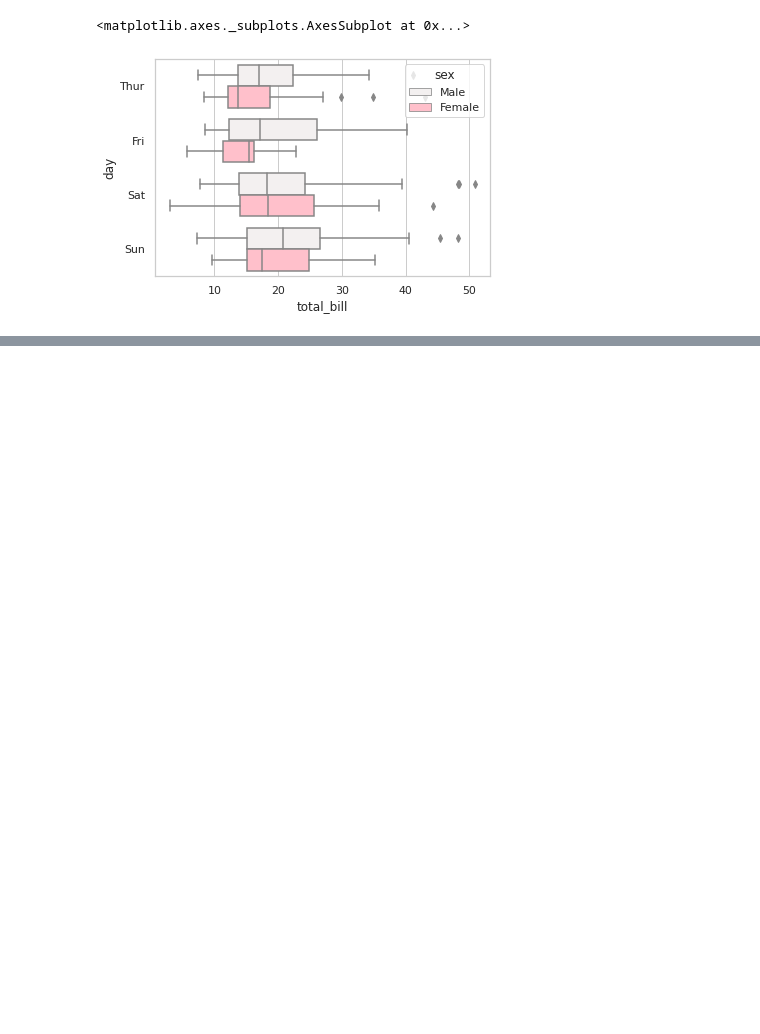
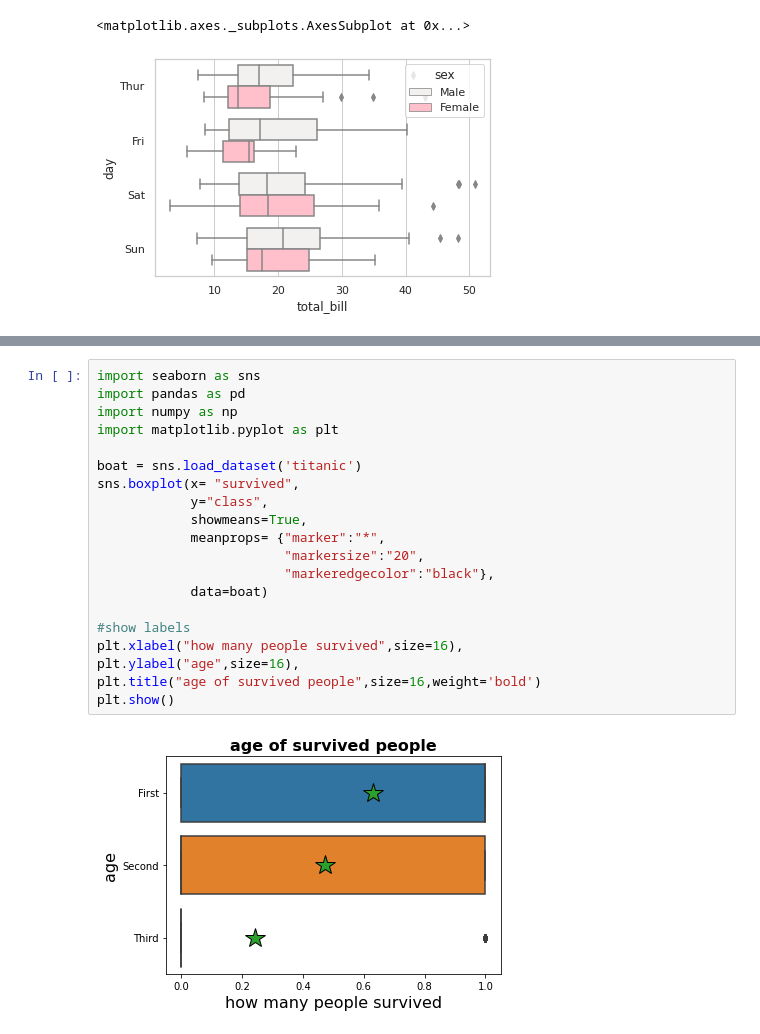
Before and after one commit to Shanzacodes/Data_Science_for_Beginners, a Jupyter notebook: Boxplots.ipynb, the cells around one changed output, grey strips where cells are left out. Drawn from its saved outputs; the diff is of its cells as text; blank space fills up the shorter version.

```diff
--- a/Boxplots.ipynb
+++ b/Boxplots.ipynb
@@ -176,0 +200,22 @@ seaborn.boxplot(x='total_bill', y='day', hue='sex', color='pink', data=t, satura
+# %%
+import seaborn as sns
+import pandas as pd
+import numpy as np
+import matplotlib.pyplot as plt
+
+boat = sns.load_dataset('titanic')
+sns.boxplot(x= "survived",
+            y="class",
+            showmeans=True,
+            meanprops= {"marker":"*",
+                        "markersize":"20",
+                        "markeredgecolor":"black"},
+            data=boat)
+
+#show labels
+plt.xlabel("how many people survived",size=16),
+plt.ylabel("age",size=16),
+plt.title("age of survived people",size=16,weight='bold')
+plt.show()
+# %% [output]
+[figure, added]
```
Also changed, not shown: parts of 3 cells of this notebook.
